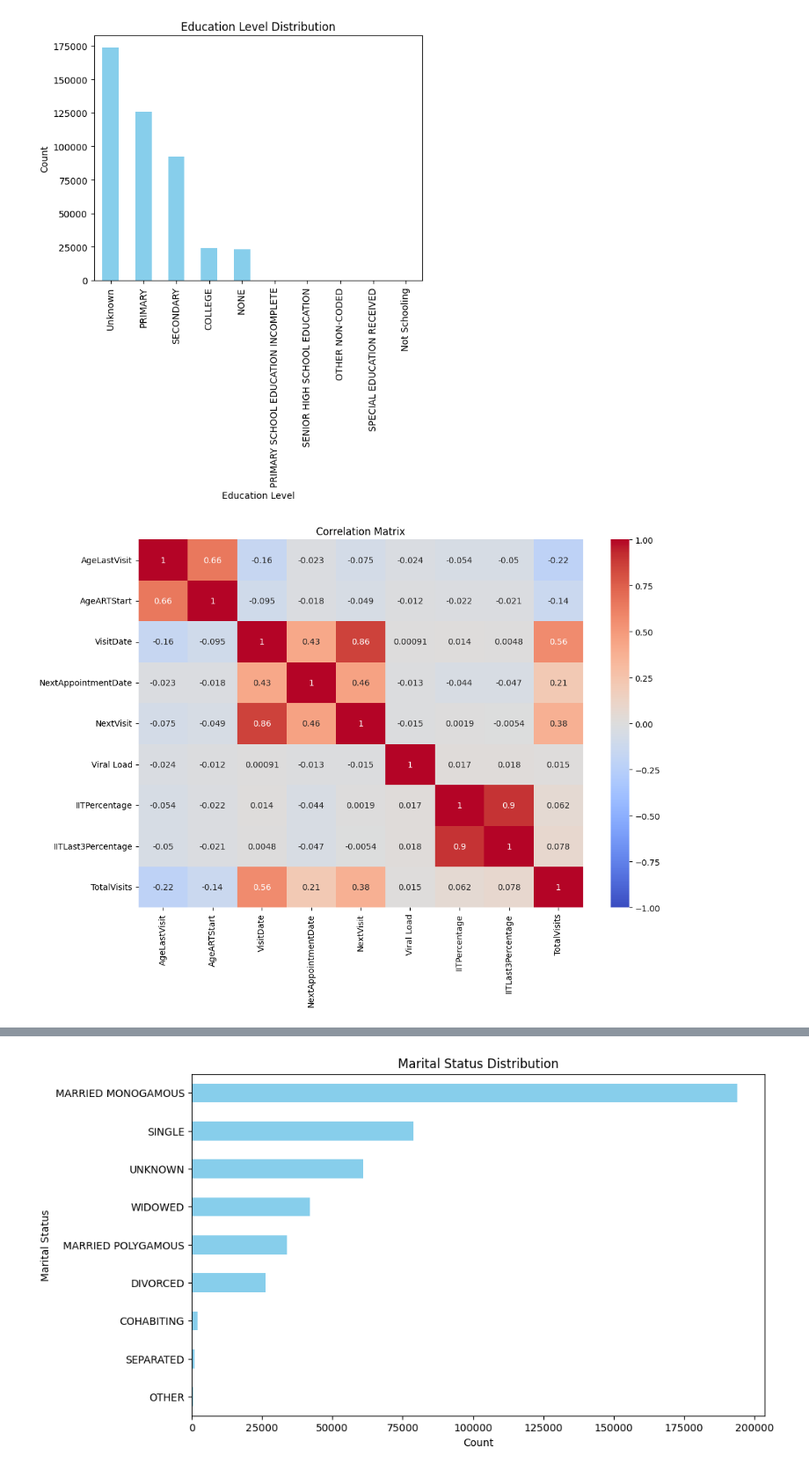
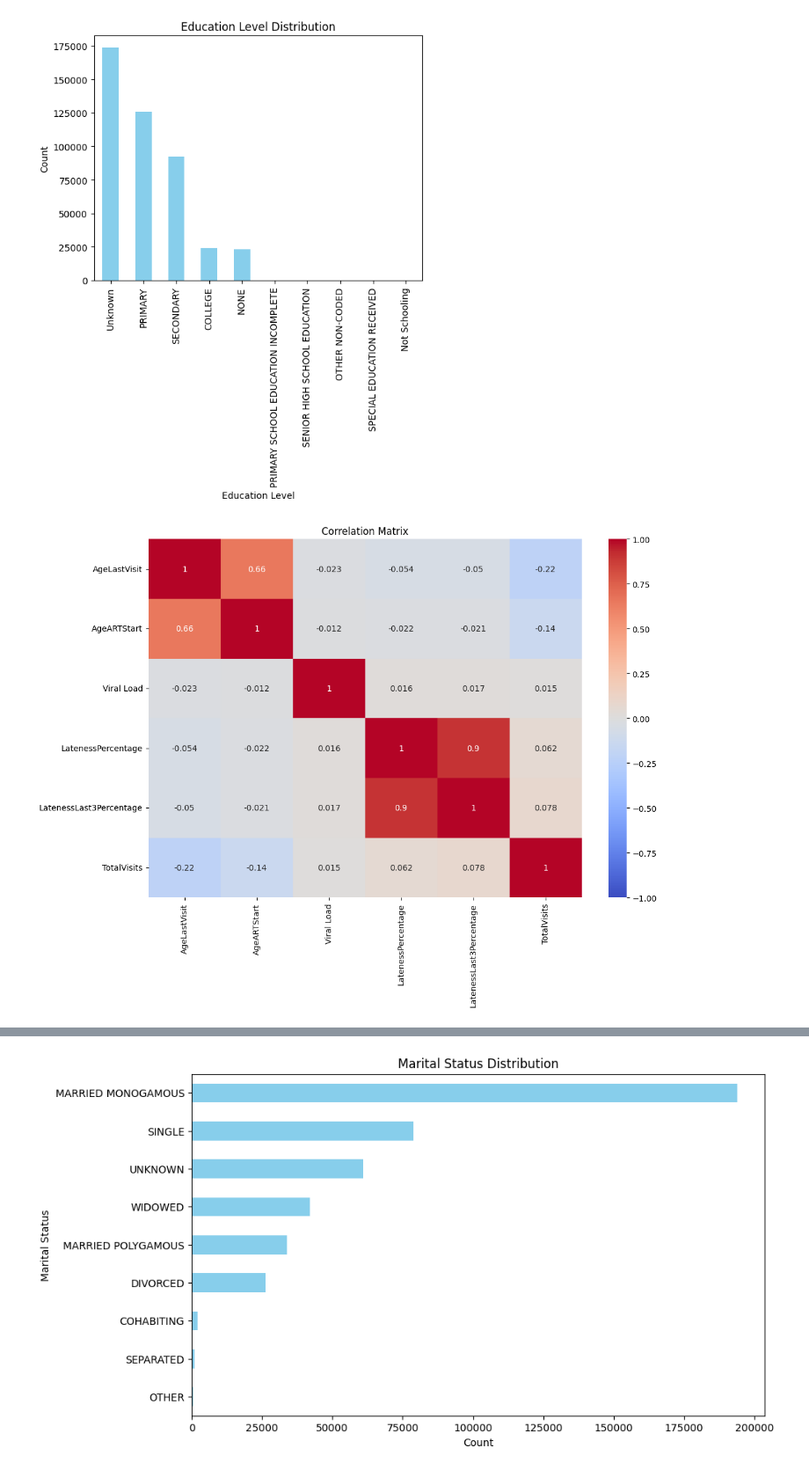
Before and after one commit to Philipmwasi/Patient-Risk-EDA-KeHMIS, a Jupyter notebook: notebook-kagglev4.ipynb, the cells around one changed output, grey strips where cells are left out. Shown at 88% size. Cells and saved outputs as stored; diff of their text form; code cells hidden in the pictures.

```diff
--- a/notebook-kagglev4.ipynb
+++ b/notebook-kagglev4.ipynb
@@ -1157,6 +1152,11 @@ Data columns (total 22 columns):
  21  PHQ_9_rating         439494 non-null  object
 dtypes: datetime64[ns](4), float64(6), int64(1), object(11)
 memory usage: 73.8+ MB
+# %%
+final_df = final_df.rename(columns={
+    'IITPercentage': 'LatenessPercentage',
+    'IITLast3Percentage': 'LatenessLast3Percentage'
+})
 # %%
 final_df.head()
 # %% [output]
@@ -1222,9 +1222,9 @@ plt.show()
 [figure]
 # %%
 plt.figure(figsize=(12, 8))
-sns.heatmap(final_df[['AgeLastVisit','AgeARTStart','VisitDate','NextAppointmentDate','NextVisit','Viral Load', 'IITPercentage', 'IITLast3Percentage', 'TotalVisits']].corr(), annot=True, cmap='coolwarm', vmin=-1, vmax=1)
+sns.heatmap(final_df[['AgeLastVisit','AgeARTStart','Viral Load', 'LatenessPercentage', 'LatenessLast3Percentage', 'TotalVisits']].corr(), annot=True, cmap='coolwarm', vmin=-1, vmax=1)
 plt.title('Correlation Matrix')
 plt.show()
 # %% [output]
-[figure, old version]
+[figure, new version]
 # %% [markdown]
```
Also changed, not shown: parts of 5 cells of this notebook.
